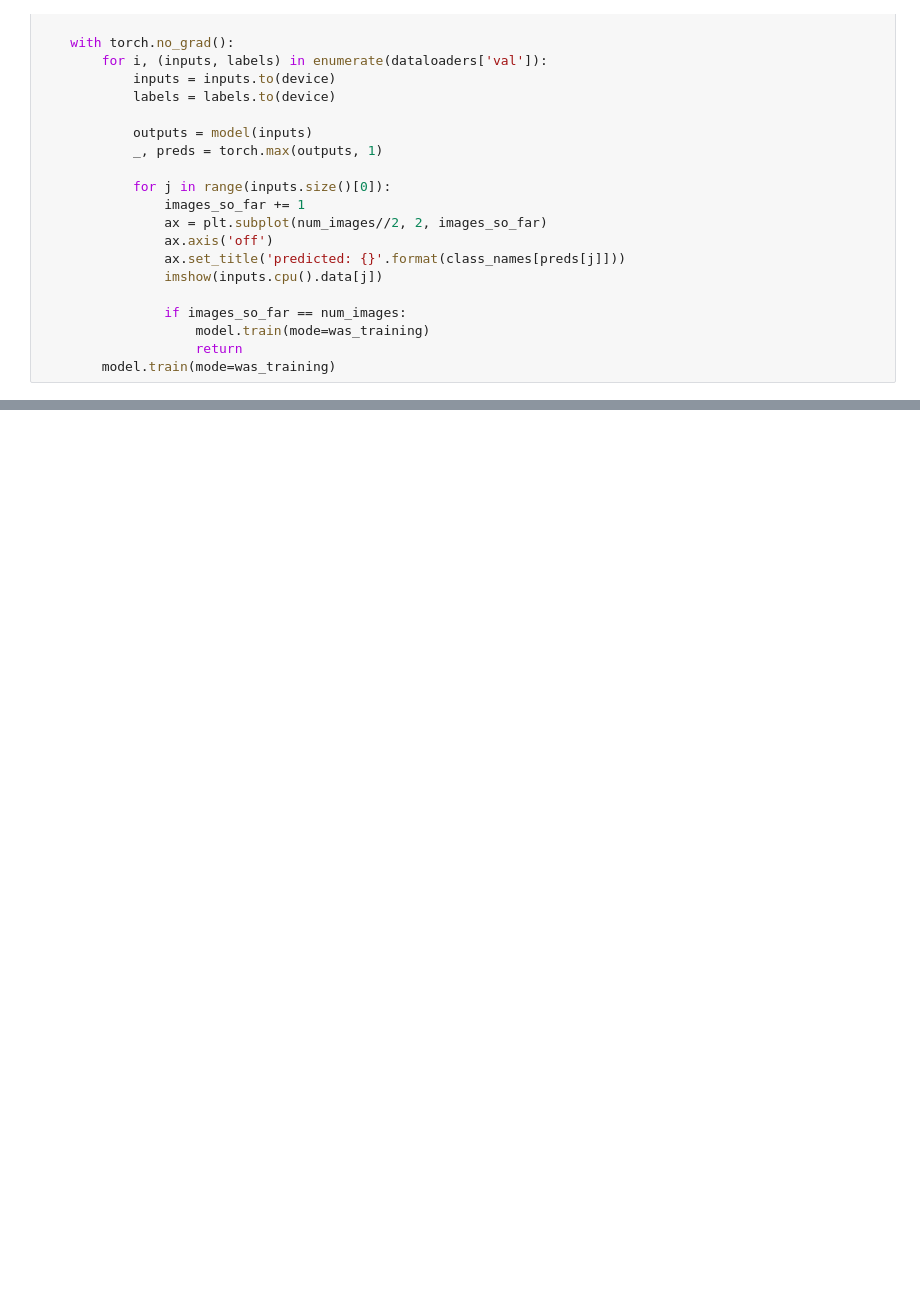
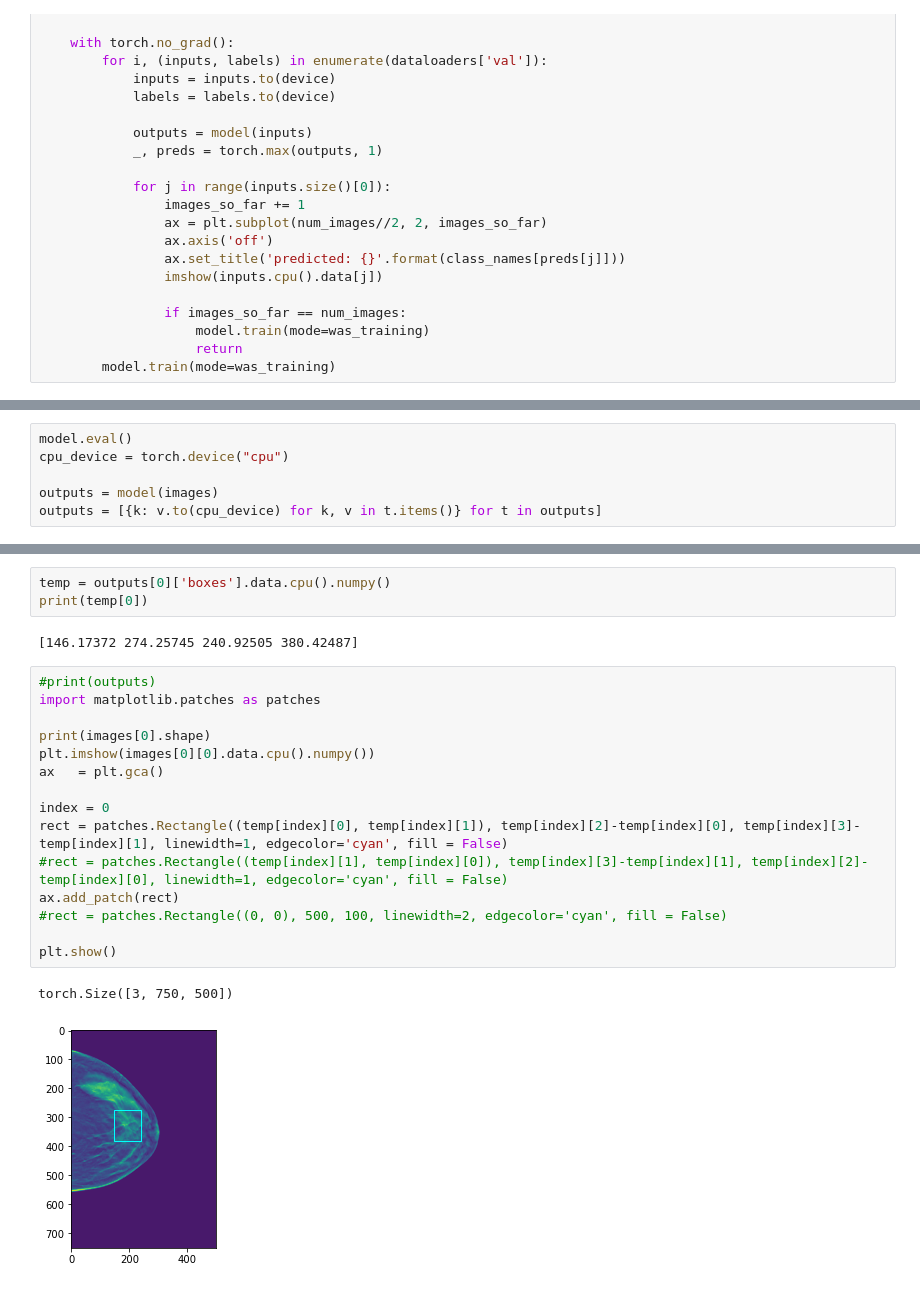
Before and after one commit to PranjalSahu/SEMISUNET, a Jupyter notebook: transfer_learning.ipynb, the cells around one changed output, grey strips where cells are left out. Drawn from its saved outputs; the diff is of its cells as text; blank space fills up the shorter version.

```diff
--- a/transfer_learning.ipynb
+++ b/transfer_learning.ipynb
@@ -301,0 +552,6 @@ td1 = DBTDataset()
+# %%
+model.eval()
+cpu_device = torch.device("cpu")
+
+outputs = model(images)
+outputs = [{k: v.to(cpu_device) for k, v in t.items()} for t in outputs]
@@ -301,0 +566,23 @@ td1 = DBTDataset()
+# %%
+temp = outputs[0]['boxes'].data.cpu().numpy()
+print(temp[0])
+# %% [output]
+[146.17372 274.25745 240.92505 380.42487]
+# %%
+#print(outputs)
+import matplotlib.patches as patches
+
+print(images[0].shape)
+plt.imshow(images[0][0].data.cpu().numpy())
+ax   = plt.gca()
+
+index = 0
+rect = patches.Rectangle((temp[index][0], temp[index][1]), temp[index][2]-temp[index][0], temp[index][3]-temp[index][1], linewidth=1, edgecolor='cyan', fill = False)
+#rect = patches.Rectangle((temp[index][1], temp[index][0]), temp[index][3]-temp[index][1], temp[index][2]-temp[index][0], linewidth=1, edgecolor='cyan', fill = False)
+ax.add_patch(rect)
+#rect = patches.Rectangle((0, 0), 500, 100, linewidth=2, edgecolor='cyan', fill = False)
+
+plt.show()
+# %% [output]
+torch.Size([3, 750, 500])
+[figure, added]
```
Also changed, not shown: parts of 27 cells of this notebook.
